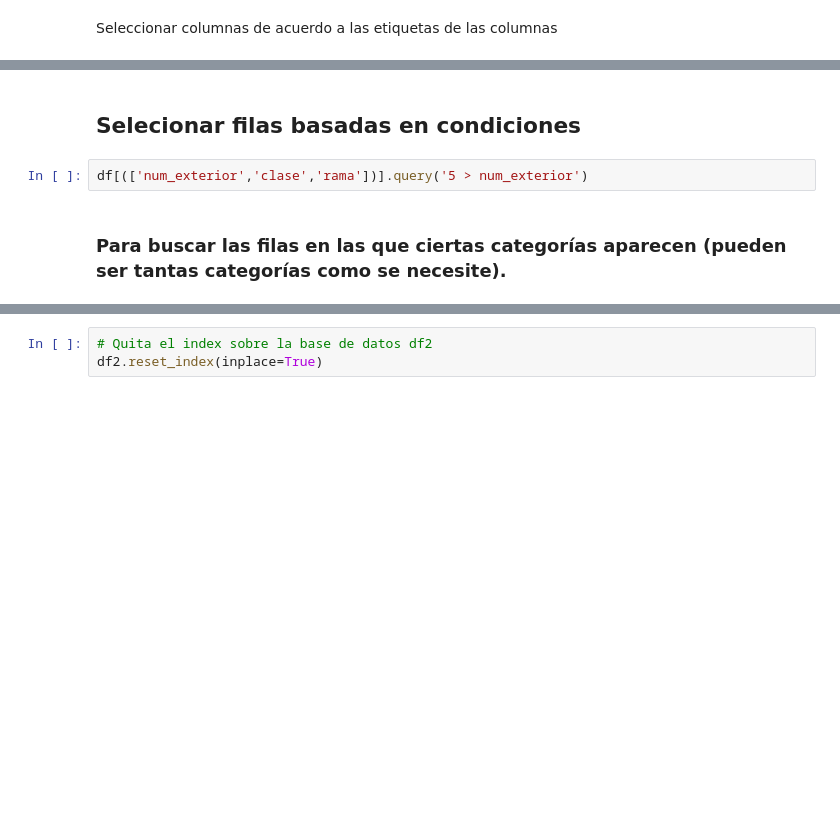
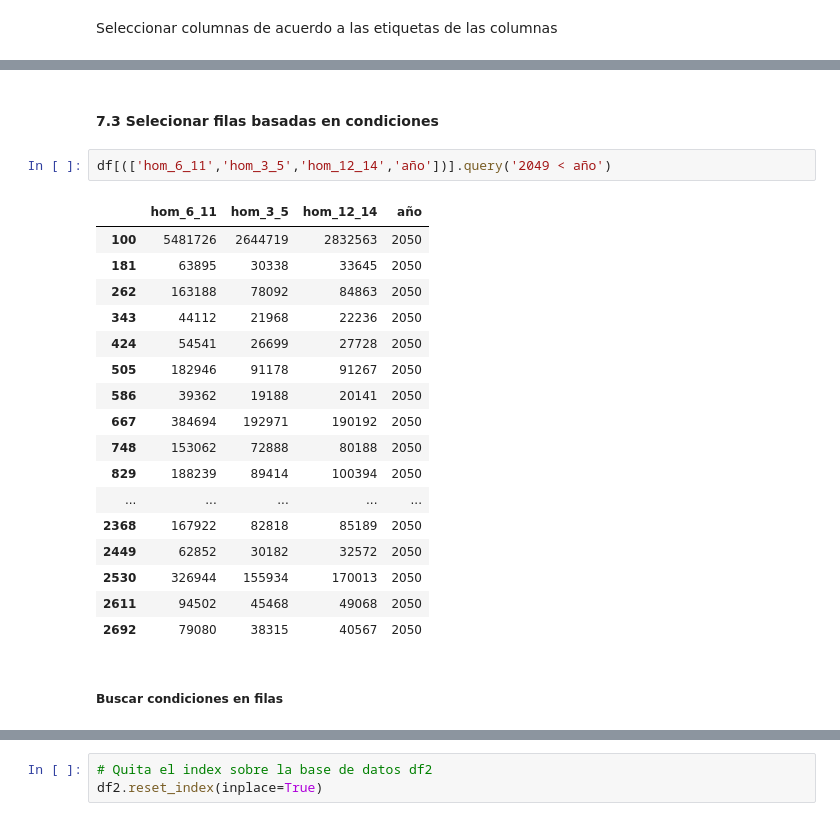
Before and after one commit to m-durand/propedeutico_python, a Jupyter notebook: notebooks/4_pandas_exploracion_db.ipynb, the cells around one changed output, grey strips where cells are left out. Saved outputs shown, nothing was run; the diff lists cells and outputs as text; blank space fills up the shorter version.

```diff
--- a/notebooks/4_pandas_exploracion_db.ipynb
+++ b/notebooks/4_pandas_exploracion_db.ipynb
@@ -525,7 +602,25 @@ df.loc[0:1,]
 # %% [markdown]
-## Selecionar filas basadas en condiciones
+#### 7.3 Selecionar filas basadas en condiciones
 # %%
-df[(['num_exterior','clase','rama'])].query('5 > num_exterior')
+df[(['hom_6_11','hom_3_5','hom_12_14','año'])].query('2049 < año')
+# %% [output]
+|  | hom_6_11 | hom_3_5 | hom_12_14 | año |
+| 100 | 5481726 | 2644719 | 2832563 | 2050 |
+| 181 | 63895 | 30338 | 33645 | 2050 |
+| 262 | 163188 | 78092 | 84863 | 2050 |
+| 343 | 44112 | 21968 | 22236 | 2050 |
+| 424 | 54541 | 26699 | 27728 | 2050 |
+| 505 | 182946 | 91178 | 91267 | 2050 |
+| 586 | 39362 | 19188 | 20141 | 2050 |
+| 667 | 384694 | 192971 | 190192 | 2050 |
+| 748 | 153062 | 72888 | 80188 | 2050 |
+| 829 | 188239 | 89414 | 100394 | 2050 |
+| ... | ... | ... | ... | ... |
+| 2368 | 167922 | 82818 | 85189 | 2050 |
+| 2449 | 62852 | 30182 | 32572 | 2050 |
+| 2530 | 326944 | 155934 | 170013 | 2050 |
+| 2611 | 94502 | 45468 | 49068 | 2050 |
+| 2692 | 79080 | 38315 | 40567 | 2050 |
 # %% [markdown]
-### Para buscar las filas en las que ciertas categorías aparecen (pueden ser tantas categorías como se necesite).
+##### Buscar condiciones en filas
 # %%
```
Also changed, not shown: parts of 23 cells of this notebook.
